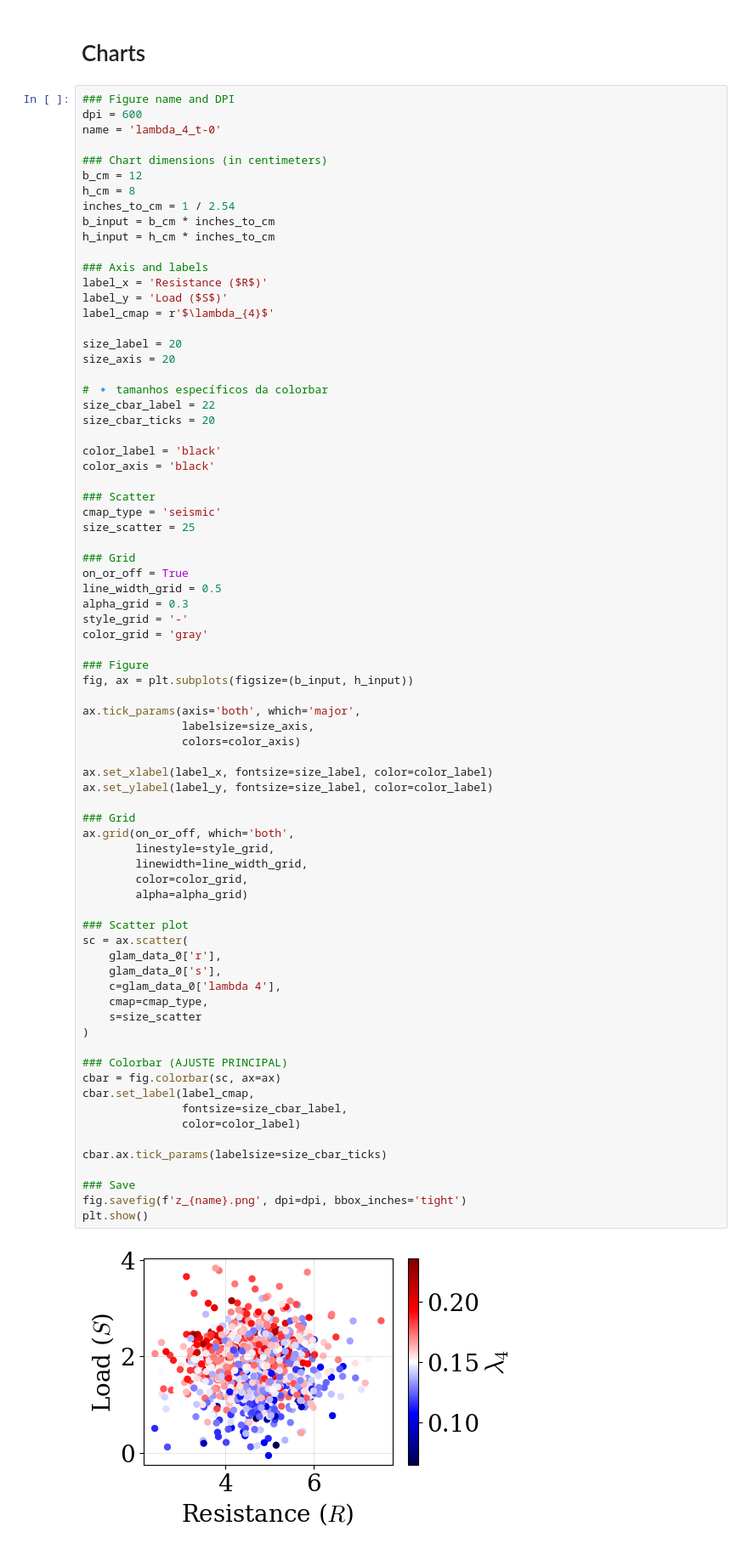
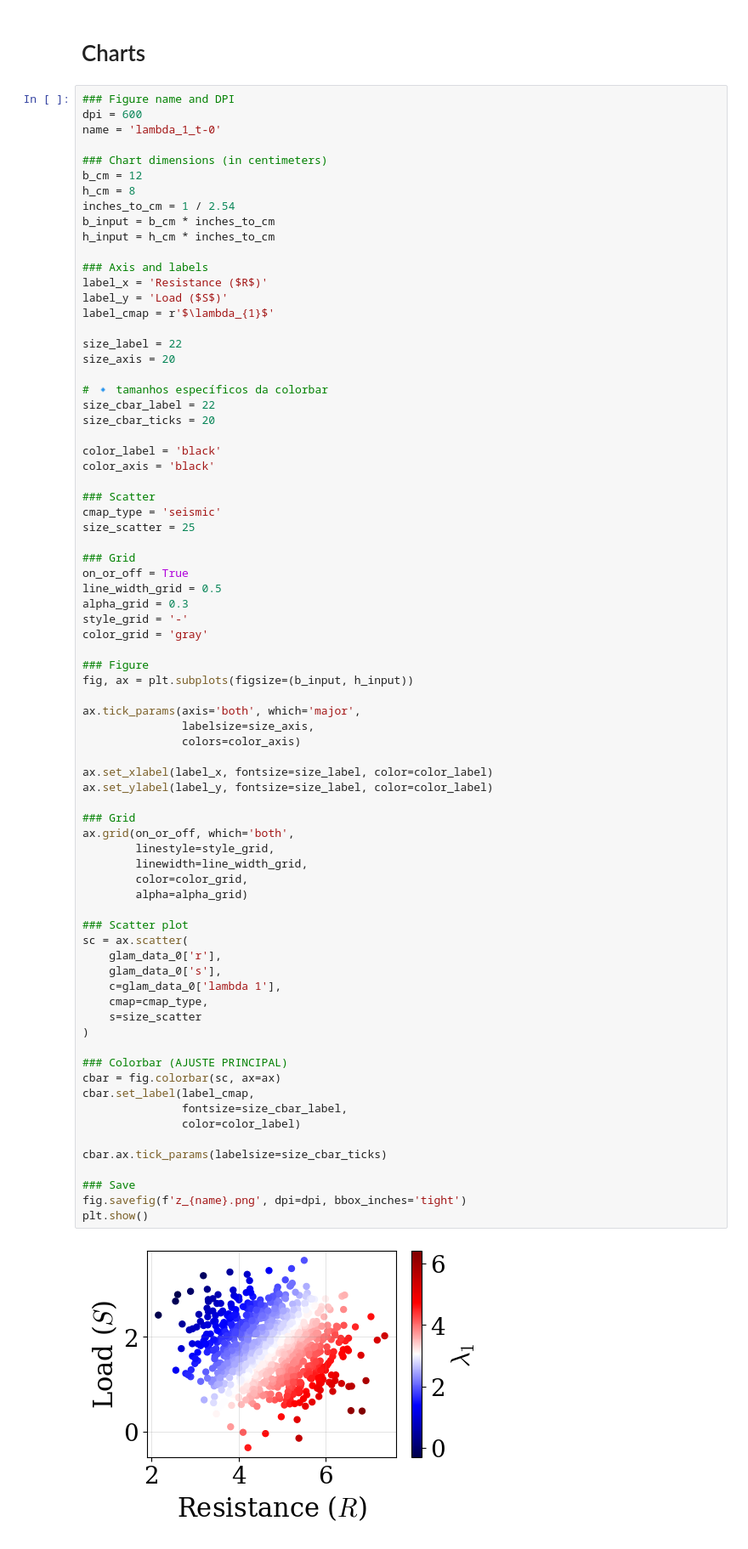
Before and after one commit to Pesquisa-UFCAT/2024-1_victor_hugo_renata_maria, a Jupyter notebook: analysis_lambdas_over_time.ipynb, the cells around one changed output. Shown at 85% size. Saved outputs shown, nothing was run; the diff lists cells and outputs as text.

Commit message:
charts

```diff
--- a/analysis_lambdas_over_time.ipynb
+++ b/analysis_lambdas_over_time.ipynb
@@ -76,7 +76,7 @@ glam_data_50
 # %%
 ### Figure name and DPI
 dpi = 600
-name = 'lambda_4_t-0'
+name = 'lambda_1_t-0'
 
 ### Chart dimensions (in centimeters)
 b_cm = 12
@@ -88,9 +88,9 @@ h_input = h_cm * inches_to_cm
 ### Axis and labels
 label_x = 'Resistance ($R$)'
 label_y = 'Load ($S$)'
-label_cmap = r'$\lambda_{4}$'
+label_cmap = r'$\lambda_{1}$'
 
-size_label = 20
+size_label = 22
 size_axis = 20
 
 # 🔹 tamanhos específicos da colorbar
@@ -121,35 +121,35 @@ ax.tick_params(axis='both', which='major',
 ax.set_xlabel(label_x, fontsize=size_label, color=color_label)
 ax.set_ylabel(label_y, fontsize=size_label, color=color_label)
 
 ### Grid
 ax.grid(on_or_off, which='both',
         linestyle=style_grid,
         linewidth=line_width_grid,
         color=color_grid,
         alpha=alpha_grid)
 
 ### Scatter plot
 sc = ax.scatter(
     glam_data_0['r'],
     glam_data_0['s'],
-    c=glam_data_0['lambda 4'],
+    c=glam_data_0['lambda 1'],
     cmap=cmap_type,
     s=size_scatter
 )
 
 ### Colorbar (AJUSTE PRINCIPAL)
 cbar = fig.colorbar(sc, ax=ax)
 cbar.set_label(label_cmap,
                fontsize=size_cbar_label,
                color=color_label)
 
 cbar.ax.tick_params(labelsize=size_cbar_ticks)
 
 ### Save
 fig.savefig(f'z_{name}.png', dpi=dpi, bbox_inches='tight')
 plt.show()
 # %% [output]
-[figure, old version]
+[figure, new version]
 # %%
 ### Figure name and DPI
 dpi = 600
```
Also changed, not shown: parts of 3 cells of this notebook, 11 other files.
